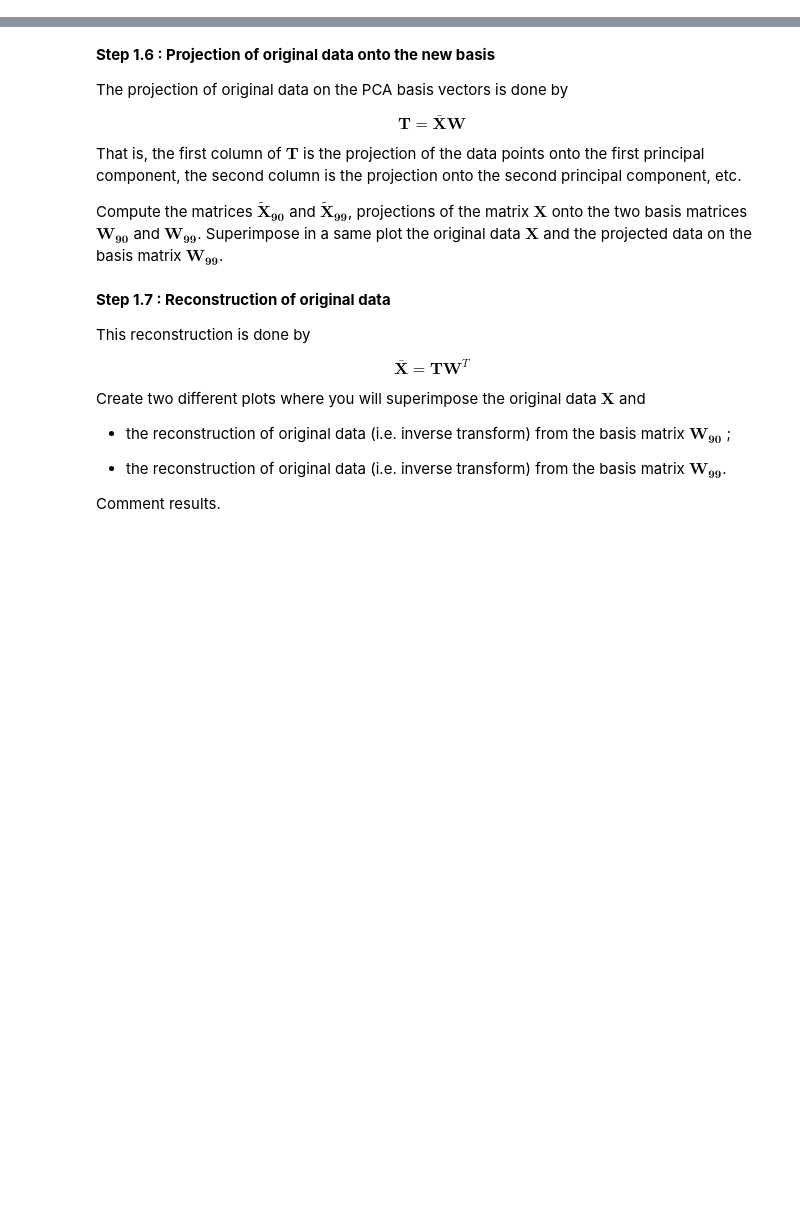
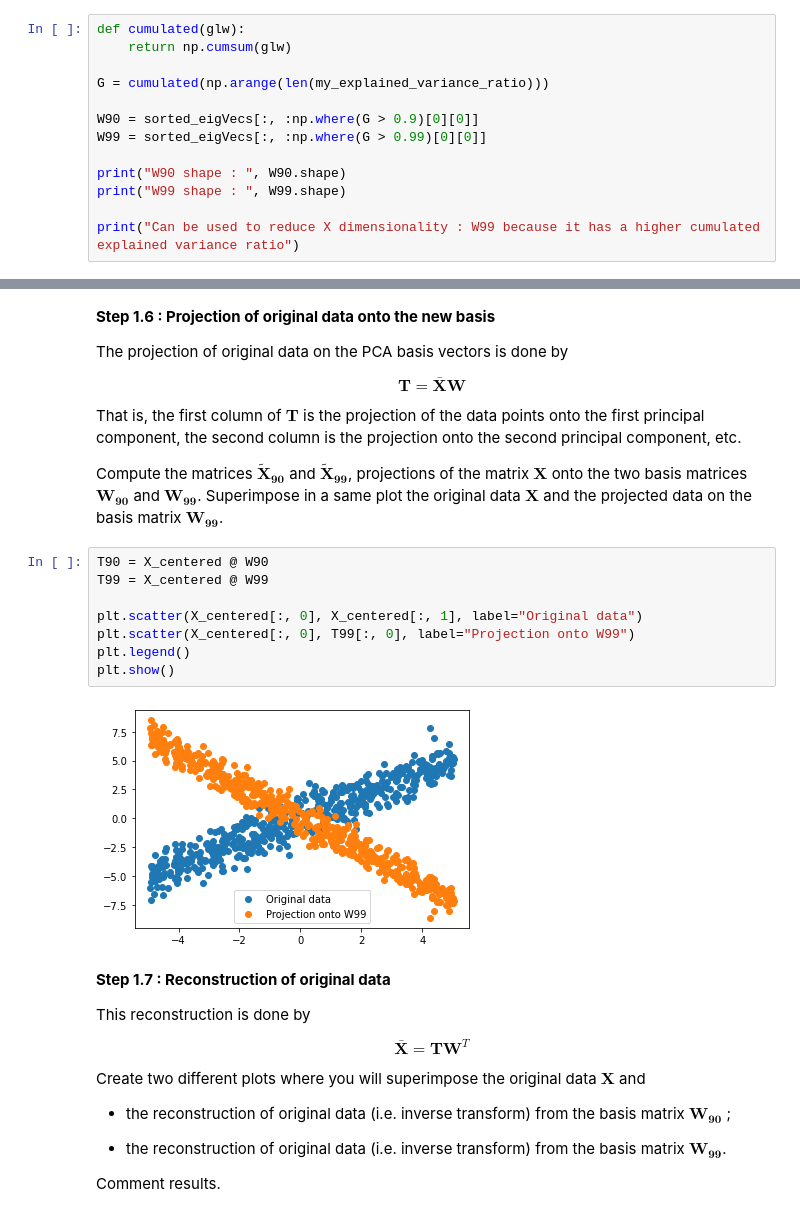
Before and after one commit to thomas40510/MLMythe, a Jupyter notebook: TP3/TP3.ipynb, the cells around one changed output, grey strips where cells are left out. Saved outputs shown, nothing was run; the diff lists cells and outputs as text; blank space fills up the shorter version.

```diff
--- a/TP3/TP3.ipynb
+++ b/TP3/TP3.ipynb
@@ -119,3 +124,16 @@ Compute two PCA basis vectors $\boldsymbol{W_{90}}$ and $\boldsymbol{W_{99}}$ su
 What are the respective dimensions of $\boldsymbol{W_{90}}$ and $\boldsymbol{W_{99}}$ ? Which of $\boldsymbol{W_{90}}$ and $\boldsymbol{W_{99}}$ should be used to reduce **X** dimensionality ?
 
 *tips* : $cumulated(g_{l_W}) = \sum_{j=1}^{l_W} g_j$
+# %%
+def cumulated(glw):
+    return np.cumsum(glw)
+
+G = cumulated(np.arange(len(my_explained_variance_ratio)))
+
+W90 = sorted_eigVecs[:, :np.where(G > 0.9)[0][0]]
+W99 = sorted_eigVecs[:, :np.where(G > 0.99)[0][0]]
+
+print("W90 shape : ", W90.shape)
+print("W99 shape : ", W99.shape)
+
+print("Can be used to reduce X dimensionality : W99 because it has a higher cumulated explained variance ratio")
@@ -130,6 +152,16 @@ That is, the first column of $\textbf{T}$  is the projection of the data points
 
 
 Compute the matrices $\boldsymbol{\tilde{X}_{90}}$ and $\boldsymbol{\tilde{X}_{99}}$, projections of the matrix $\textbf{X}$ onto the two basis matrices $\boldsymbol{W_{90}}$ and $\boldsymbol{W_{99}}$. Superimpose in a same plot the original data $\boldsymbol{X}$ and the projected data on the basis matrix $\boldsymbol{W_{99}}$.
+# %%
+T90 = X_centered @ W90
+T99 = X_centered @ W99
+
+plt.scatter(X_centered[:, 0], X_centered[:, 1], label="Original data")
+plt.scatter(X_centered[:, 0], T99[:, 0], label="Projection onto W99")
+plt.legend()
+plt.show()
+# %% [output]
+[figure, added]
 # %% [markdown]
 **Step 1.7 : Reconstruction of original data**
 
```
Also changed, not shown: parts of 12 cells of this notebook.
